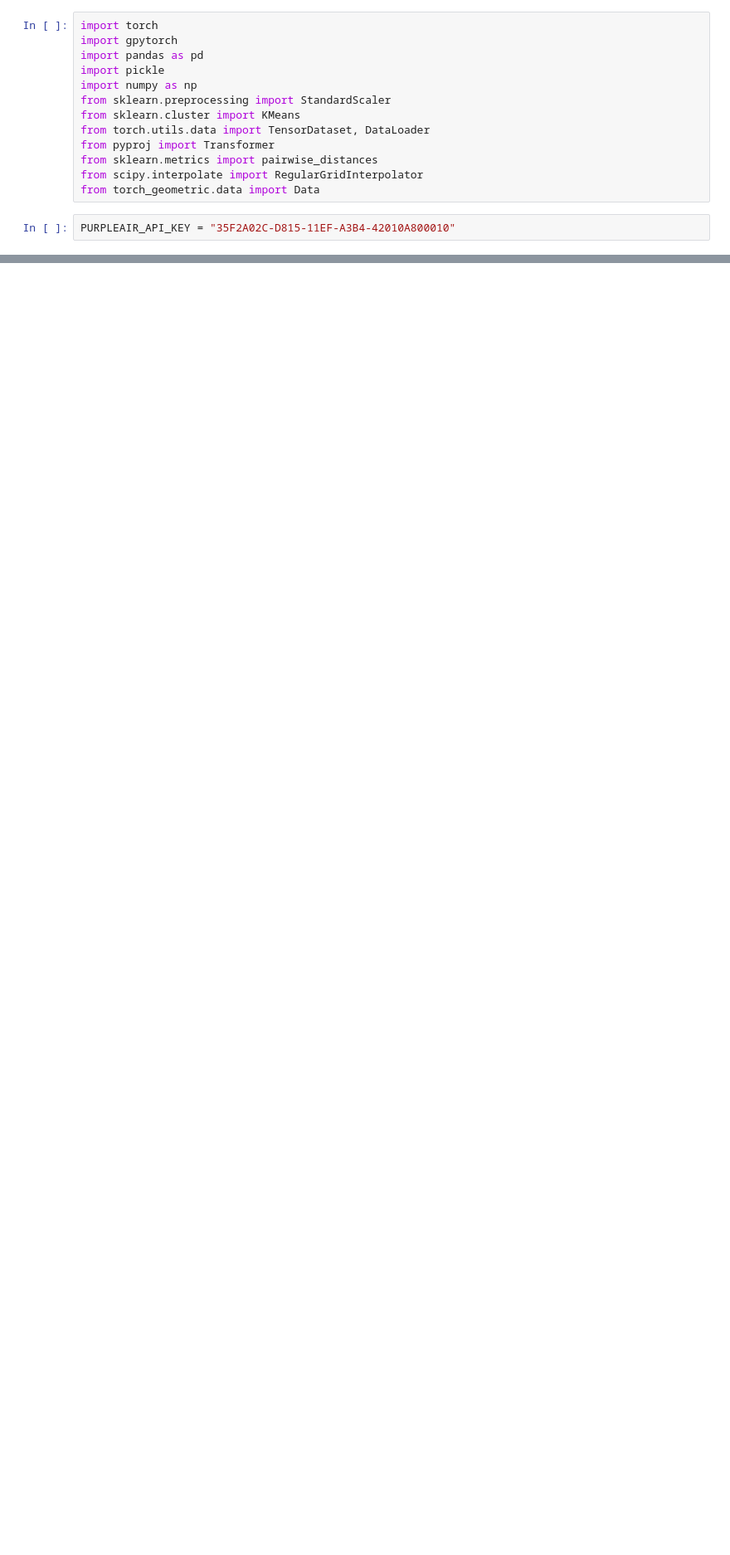
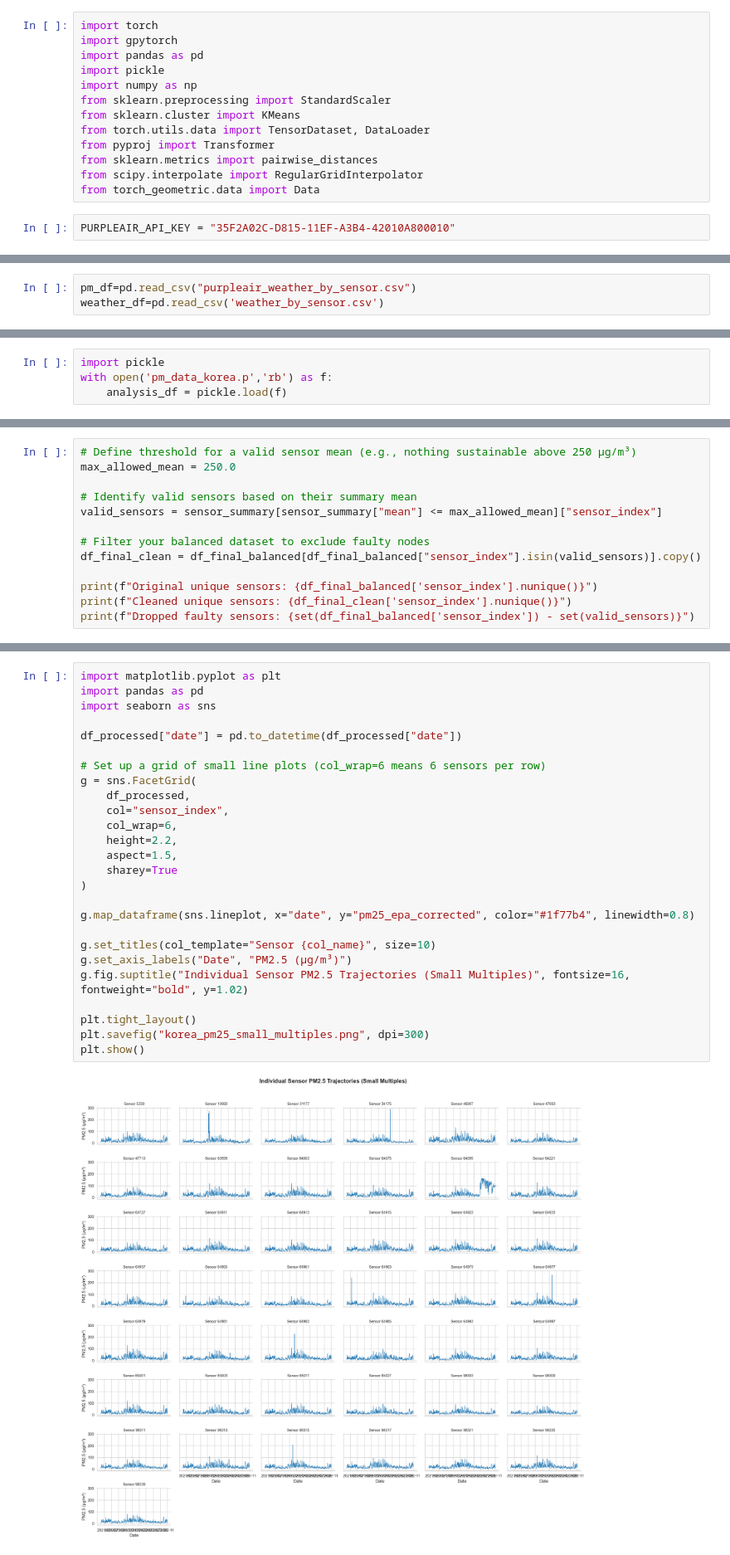
Before and after one commit to moundong19/Korea-Research, a Jupyter notebook: korea_application_data_prep.ipynb, the cells around one changed output, grey strips where cells are left out. Shown at 83% size. Cells and saved outputs as stored; diff of their text form; blank space fills up the shorter version.

```diff
--- a/korea_application_data_prep.ipynb
+++ b/korea_application_data_prep.ipynb
@@ -294,0 +570,3 @@ Pulling sensor 64937 (성거도서관)...
+# %%
+pm_df=pd.read_csv("purpleair_weather_by_sensor.csv")
+weather_df=pd.read_csv('weather_by_sensor.csv')
@@ -294,0 +603,4 @@ Pulling sensor 64937 (성거도서관)...
+# %%
+import pickle
+with open('pm_data_korea.p','rb') as f:
+    analysis_df = pickle.load(f)
@@ -294,0 +989,13 @@ Pulling sensor 64937 (성거도서관)...
+# %%
+# Define threshold for a valid sensor mean (e.g., nothing sustainable above 250 µg/m³)
+max_allowed_mean = 250.0
+
+# Identify valid sensors based on their summary mean
+valid_sensors = sensor_summary[sensor_summary["mean"] <= max_allowed_mean]["sensor_index"]
+
+# Filter your balanced dataset to exclude faulty nodes
+df_final_clean = df_final_balanced[df_final_balanced["sensor_index"].isin(valid_sensors)].copy()
+
+print(f"Original unique sensors: {df_final_balanced['sensor_index'].nunique()}")
+print(f"Cleaned unique sensors: {df_final_clean['sensor_index'].nunique()}")
+print(f"Dropped faulty sensors: {set(df_final_balanced['sensor_index']) - set(valid_sensors)}")
@@ -294,0 +1083,28 @@ Pulling sensor 64937 (성거도서관)...
+# %%
+import matplotlib.pyplot as plt
+import pandas as pd
+import seaborn as sns
+
+df_processed["date"] = pd.to_datetime(df_processed["date"])
+
+# Set up a grid of small line plots (col_wrap=6 means 6 sensors per row)
+g = sns.FacetGrid(
+    df_processed,
+    col="sensor_index",
+    col_wrap=6,
+    height=2.2,
+    aspect=1.5,
+    sharey=True
+)
+
+g.map_dataframe(sns.lineplot, x="date", y="pm25_epa_corrected", color="#1f77b4", linewidth=0.8)
+
+g.set_titles(col_template="Sensor {col_name}", size=10)
+g.set_axis_labels("Date", "PM2.5 (µg/m³)")
+g.fig.suptitle("Individual Sensor PM2.5 Trajectories (Small Multiples)", fontsize=16, fontweight="bold", y=1.02)
+
+plt.tight_layout()
+plt.savefig("korea_pm25_small_multiples.png", dpi=300)
+plt.show()
+# %% [output]
+[figure, added]
```
Also changed, not shown: parts of 35 cells of this notebook, 1 other file.
